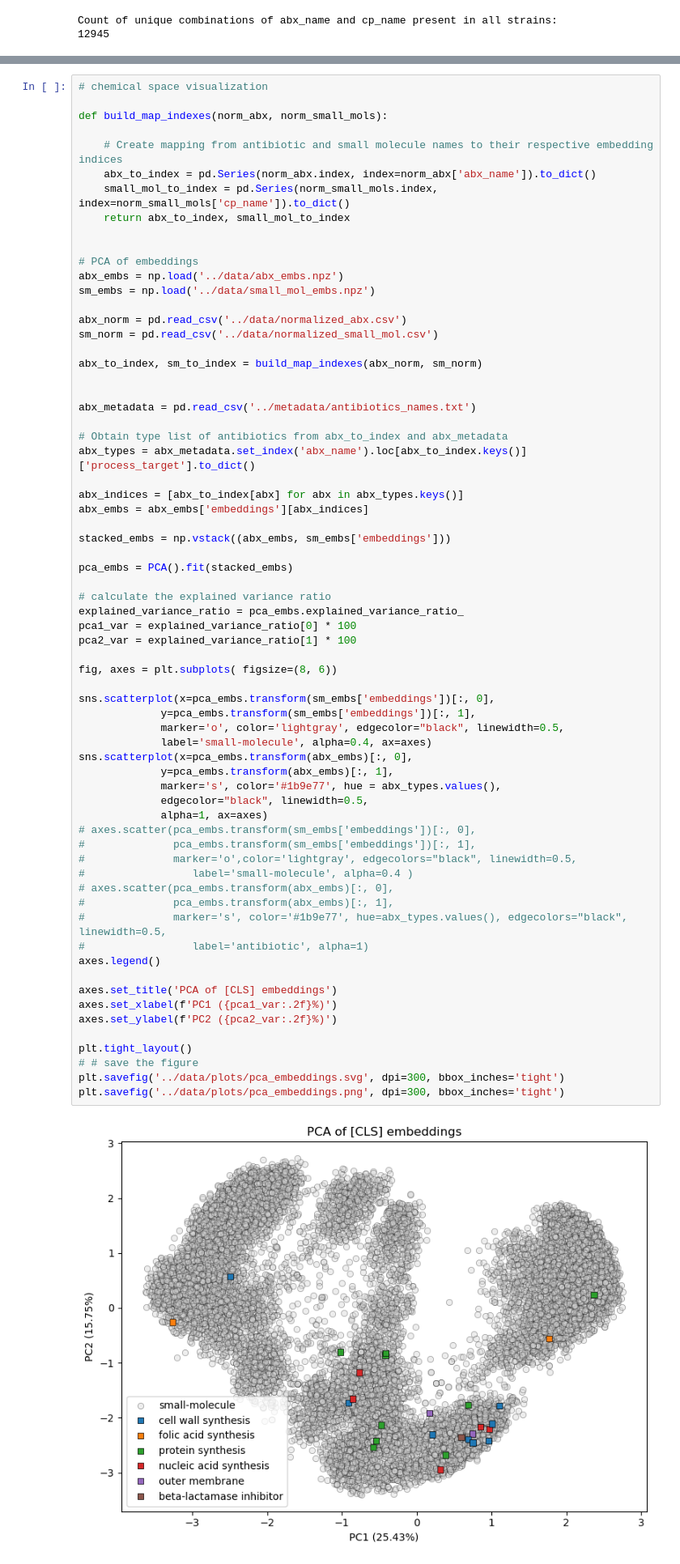
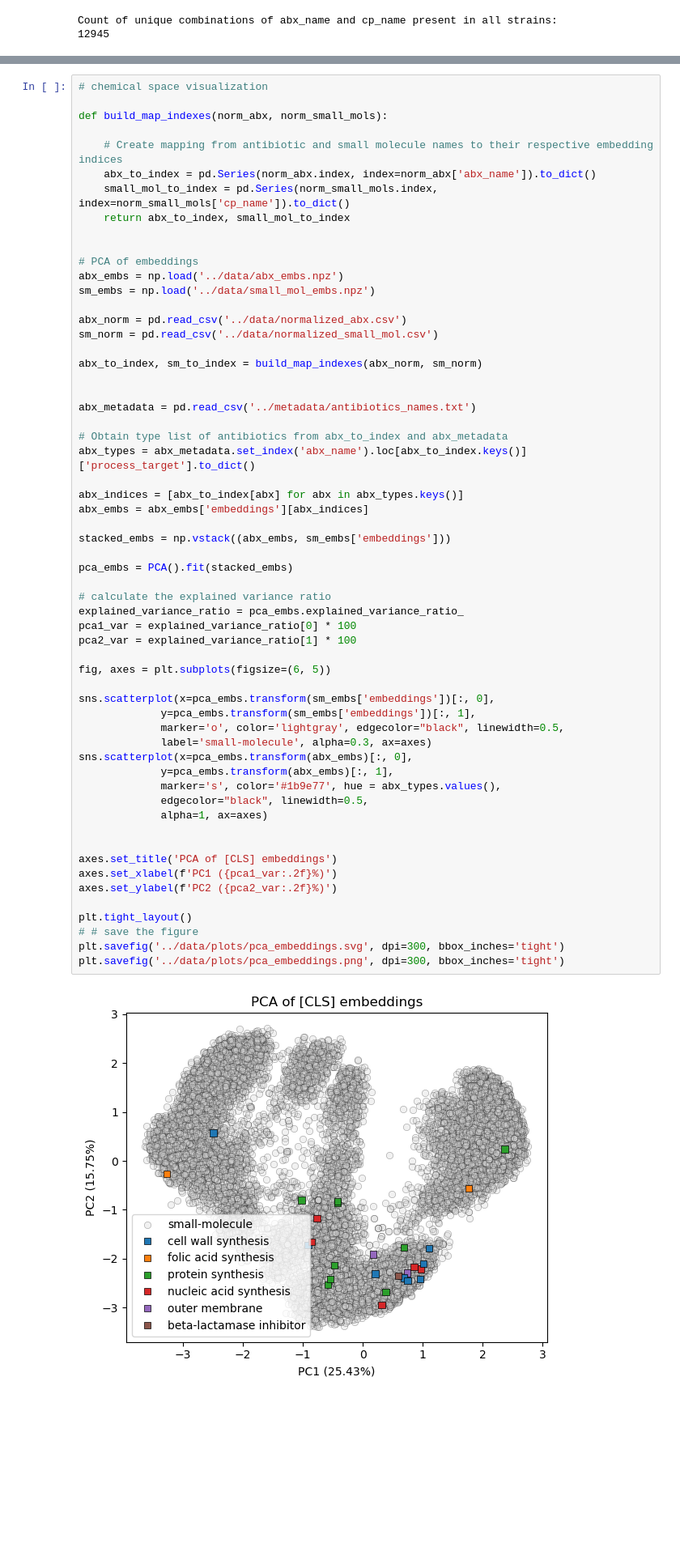
Before and after one commit to alexsanyum/combinations_predictions, a Jupyter notebook: notebook/tse_data_exploration.ipynb, the cells around one changed output, grey strips where cells are left out. Shown at 81% size. Cells and saved outputs as stored; diff of their text form; blank space fills up the shorter version.

Commit message:
Add PCA plot of chemical space

```diff
--- a/notebook/tse_data_exploration.ipynb
+++ b/notebook/tse_data_exploration.ipynb
@@ -269,42 +269,34 @@ abx_indices = [abx_to_index[abx] for abx in abx_types.keys()]
 abx_embs = abx_embs['embeddings'][abx_indices]
 
 stacked_embs = np.vstack((abx_embs, sm_embs['embeddings']))
 
 pca_embs = PCA().fit(stacked_embs)
 
 # calculate the explained variance ratio
 explained_variance_ratio = pca_embs.explained_variance_ratio_
 pca1_var = explained_variance_ratio[0] * 100
 pca2_var = explained_variance_ratio[1] * 100
 
-fig, axes = plt.subplots( figsize=(8, 6))
+fig, axes = plt.subplots(figsize=(6, 5))
 
 sns.scatterplot(x=pca_embs.transform(sm_embs['embeddings'])[:, 0],
              y=pca_embs.transform(sm_embs['embeddings'])[:, 1],
              marker='o', color='lightgray', edgecolor="black", linewidth=0.5,
-             label='small-molecule', alpha=0.4, ax=axes)
+             label='small-molecule', alpha=0.3, ax=axes)
 sns.scatterplot(x=pca_embs.transform(abx_embs)[:, 0],
              y=pca_embs.transform(abx_embs)[:, 1],
              marker='s', color='#1b9e77', hue = abx_types.values(),
              edgecolor="black", linewidth=0.5,
              alpha=1, ax=axes)
-# axes.scatter(pca_embs.transform(sm_embs['embeddings'])[:, 0],
-#              pca_embs.transform(sm_embs['embeddings'])[:, 1],
-#              marker='o',color='lightgray', edgecolors="black", linewidth=0.5,
-#                 label='small-molecule', alpha=0.4 )
-# axes.scatter(pca_embs.transform(abx_embs)[:, 0],
-#              pca_embs.transform(abx_embs)[:, 1],
-#              marker='s', color='#1b9e77', hue=abx_types.values(), edgecolors="black", linewidth=0.5,
-#                 label='antibiotic', alpha=1)
-axes.legend()
+
 
 axes.set_title('PCA of [CLS] embeddings')
 axes.set_xlabel(f'PC1 ({pca1_var:.2f}%)')
 axes.set_ylabel(f'PC2 ({pca2_var:.2f}%)')
 
 plt.tight_layout()
 # # save the figure
 plt.savefig('../data/plots/pca_embeddings.svg', dpi=300, bbox_inches='tight')
 plt.savefig('../data/plots/pca_embeddings.png', dpi=300, bbox_inches='tight')
 # %% [output]
-[figure, old version]
+[figure, new version]
```
